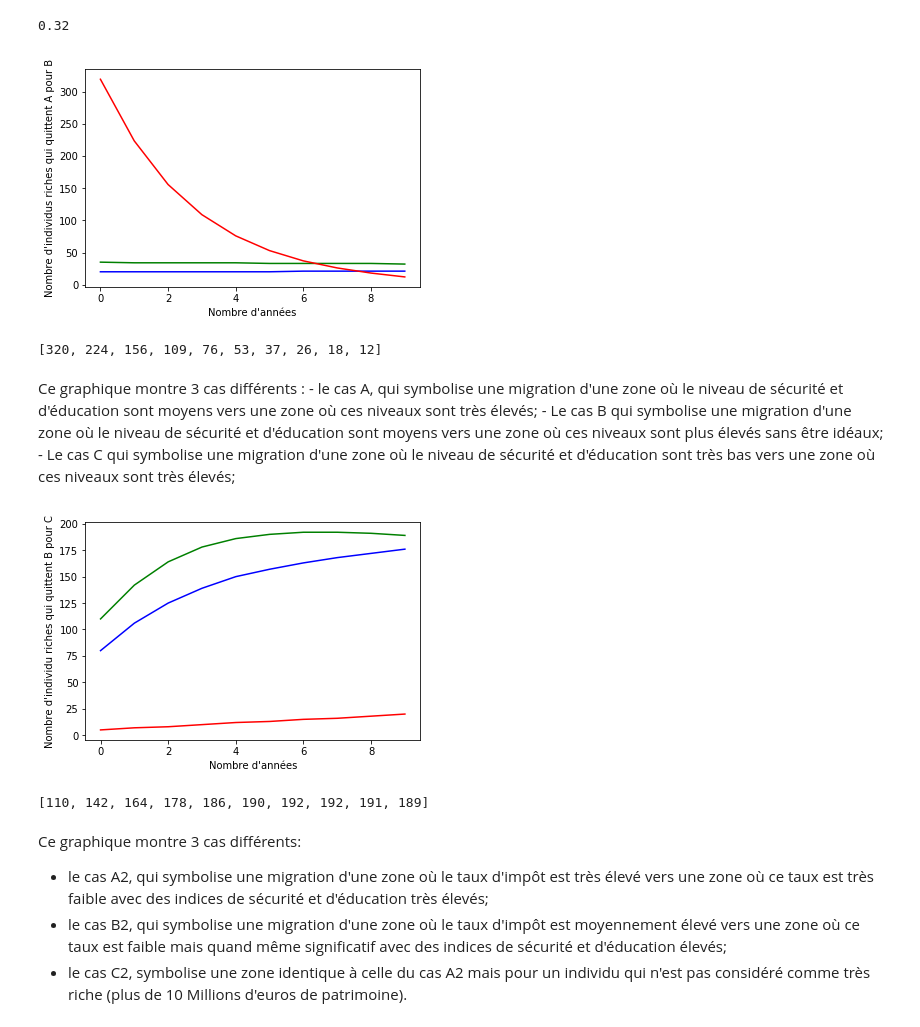
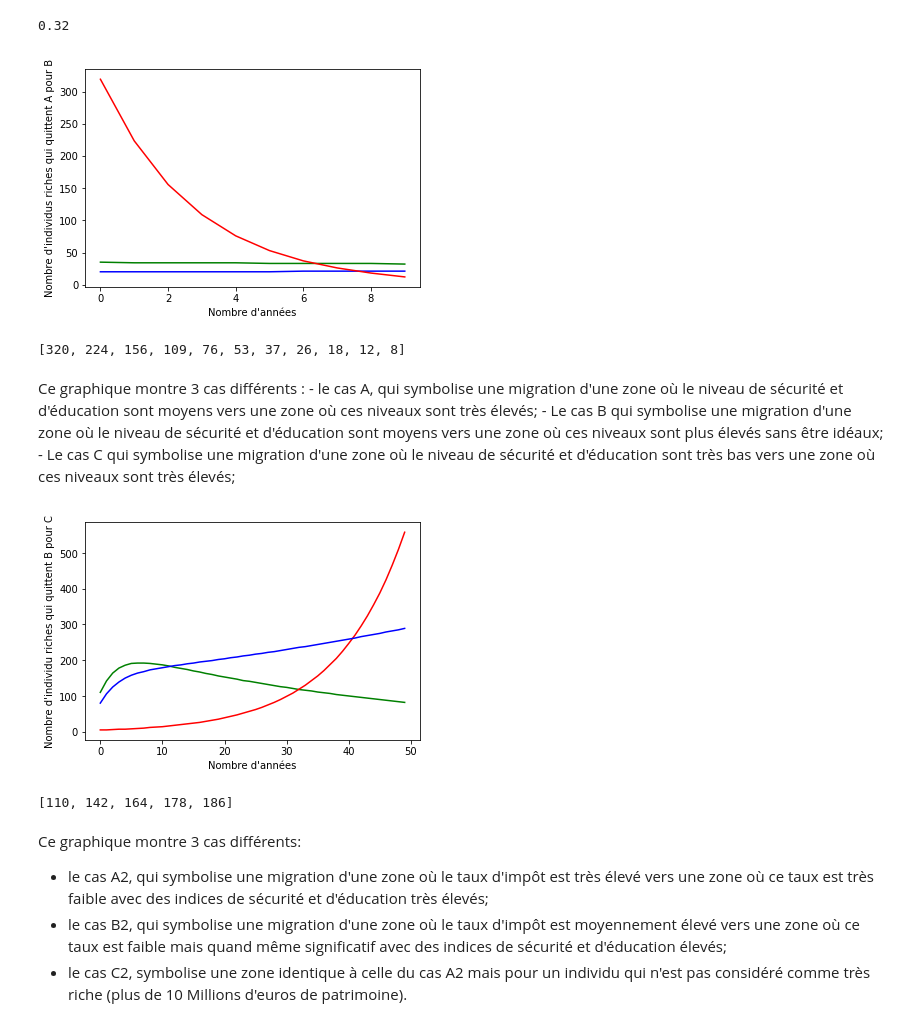
Before and after one commit to Nathceylon/ARE, a Jupyter notebook: notebookARE.ipynb, the cells around one changed output. Cells and saved outputs as stored; diff of their text form; code cells hidden in the pictures.

```diff
--- a/notebookARE.ipynb
+++ b/notebookARE.ipynb
@@ -163,10 +163,10 @@ plt.xlabel("Nombre d'années")
 
 plt.show()
 
-liste_depart(10, pop_init, 10, 25, 85, 85)
+liste_depart(11, pop_init, 30, 40, 93, 91)
 # %% [output]
 [figure]
-[320, 224, 156, 109, 76, 53, 37, 26, 18, 12]
+[320, 224, 156, 109, 76, 53, 37, 26, 18, 12, 8]
 # %% [markdown]
 Ce graphique montre 3 cas différents :
     - le cas A, qui symbolise une migration d'une zone où le niveau de sécurité et d'éducation sont moyens vers une zone où ces niveaux sont très élevés;
@@ -175,6 +175,25 @@ Ce graphique montre 3 cas différents :
 # %%
 import numpy as np
 import matplotlib.pyplot as plt
+
+
+def liste_depart_BC(n, pop_init, taux_impotB, ind_eduC, ind_secuC, taux_impotC, patrimoine, ind_secuA, ind_eduA, ind_secuB, ind_eduB) :
+    """int * int * (float ** 4) *int * int *int *int  -> liste[int]"""
+
+    #res : liste[int]
+    res = []
+    #nb : int
+    nb = pop_init
+    #e : int
+    e = 0
+    #i : int
+    for i in range(0, n) :
+        e = int(nb * passage_de_B_C(taux_impotB, taux_impotC, ind_eduC, ind_secuC, patrimoine))
+        res.append(e)
+        temp = var_etat_B(nb - e)
+        nb = temp + liste_depart(n, pop_init, ind_secuA, ind_eduA, ind_secuB, ind_eduB)[i]
+
+    return res
 
 #patrimoine : int
 patrimoine = 11
@@ -183,39 +202,39 @@ pop_init = 1000
 #ind_secuA : int
 ind_secuA = 15
 #ind_eduA : int
 ind_eduA = 25
 #ind_secuB : int
 ind_secuB = 85
 #ind_eduB : int
 ind_eduB = 85
 
 #casA2 : list[int]
-casA2 = liste_depart_BC(10,pop_init, 0.6, 96, 98, 0.15, patrimoine)
+casA2 = liste_depart_BC(50,pop_init, 0.6, 96, 98, 0.15, patrimoine, 30, 40, 93, 91)
 
 #casB2 : list[int]
-casB2 = liste_depart_BC(10,pop_init, 0.45, 81, 78, 0.25, patrimoine)
+casB2 = liste_depart_BC(50,pop_init, 0.45, 81, 78, 0.25, patrimoine, 50, 50, 93, 91)
 
 #casC2 : list[int]
-casC2 = liste_depart_BC(10,pop_init, 0.6, 96, 98, 0.15, 5)
+casC2 = liste_depart_BC(50,pop_init, 0.6, 96, 98, 0.15, 5, 55, 65, 82, 91)
 
 
 
 plt.figure()
 plt.plot(casA2, "g")
 plt.plot(casB2, "r")
 plt.plot(casC2, "b")
 
 
 plt.ylabel("Nombre d'individu riches qui quittent B pour C")
 plt.xlabel("Nombre d'années")
 
 plt.show()
 
 
-liste_depart_BC(10,pop_init, 0.6, 96, 98, 0.15, patrimoine)
+liste_depart_BC(5,pop_init, 0.6, 96, 98, 0.15, patrimoine, 30, 40, 93, 91)
 # %% [output]
-[figure, old version]
+[figure, new version]
-[110, 142, 164, 178, 186, 190, 192, 192, 191, 189]
+[110, 142, 164, 178, 186]
 # %% [markdown]
 Ce graphique montre 3 cas différents:
  -  le cas A2, qui symbolise une migration d'une zone où le taux d'impôt est très élevé vers une zone où ce taux est très faible avec des indices de sécurité et d'éducation très élevés;
```
